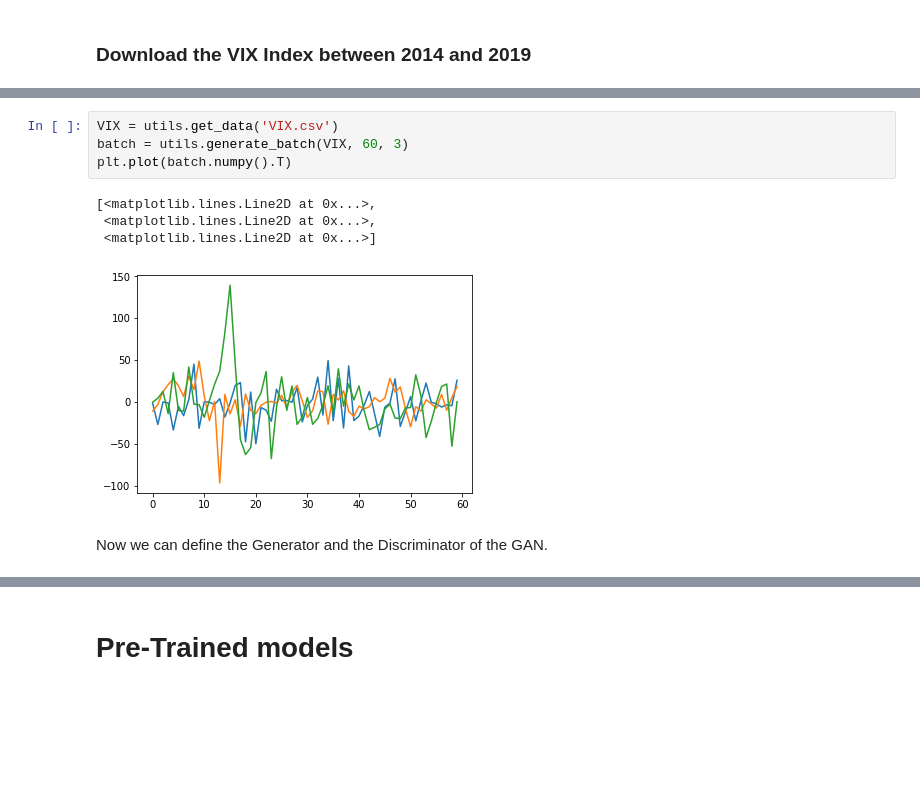
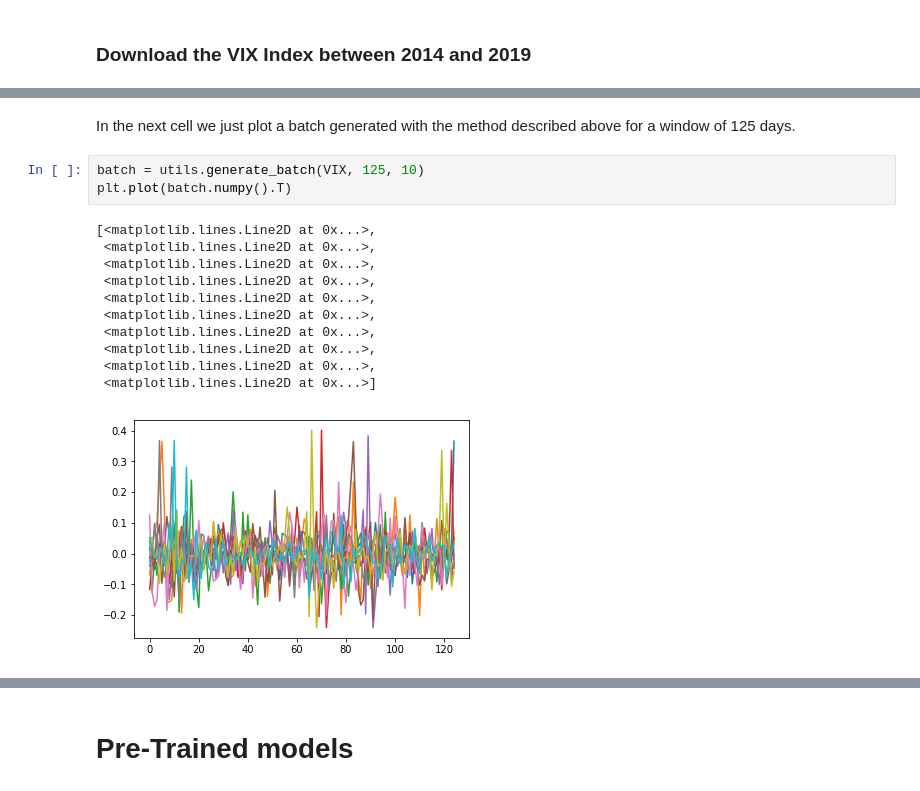
Before and after one commit to DBaudry/Generating_Financial_Time_Series_with_GAN, a Jupyter notebook: Test.ipynb, the cells around one changed output, grey strips where cells are left out. Drawn from its saved outputs; the diff is of its cells as text; blank space fills up the shorter version.

```diff
--- a/Test.ipynb
+++ b/Test.ipynb
@@ -65,11 +199,17 @@ Our aim is to generates sequences of data with the same behaviour as the annuali
+# %% [markdown]
+In the next cell we just plot a batch generated with the method described above for a window of 125 days.
 # %%
-VIX = utils.get_data('VIX.csv')
-batch = utils.generate_batch(VIX, 60, 3)
+batch = utils.generate_batch(VIX, 125, 10)
 plt.plot(batch.numpy().T)
 # %% [output]
 [<matplotlib.lines.Line2D at 0x...>,
  <matplotlib.lines.Line2D at 0x...>,
+ <matplotlib.lines.Line2D at 0x...>,
+ <matplotlib.lines.Line2D at 0x...>,
+ <matplotlib.lines.Line2D at 0x...>,
+ <matplotlib.lines.Line2D at 0x...>,
+ <matplotlib.lines.Line2D at 0x...>,
+ <matplotlib.lines.Line2D at 0x...>,
+ <matplotlib.lines.Line2D at 0x...>,
  <matplotlib.lines.Line2D at 0x...>]
-[figure, old version]
+[figure, new version]
-# %% [markdown]
-Now we can define the Generator and the Discriminator of the GAN.
```
Also changed, not shown: parts of 33 cells of this notebook, 4 other files.
